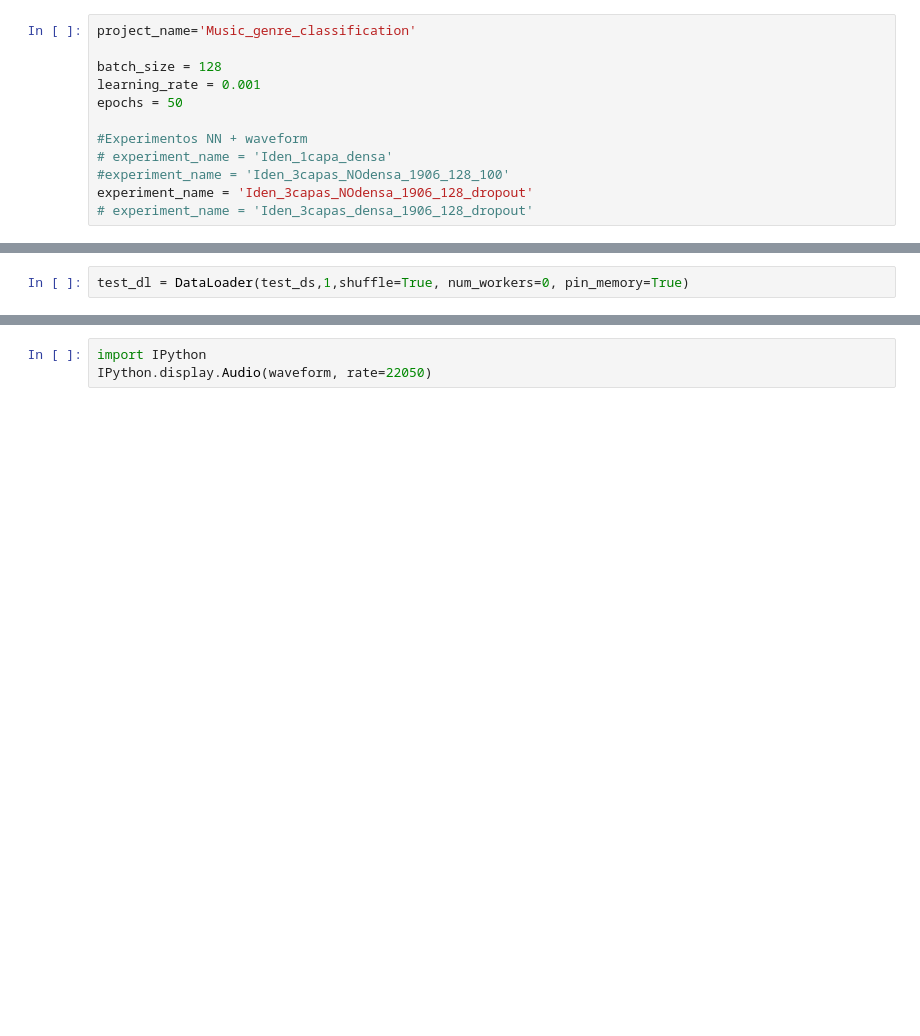
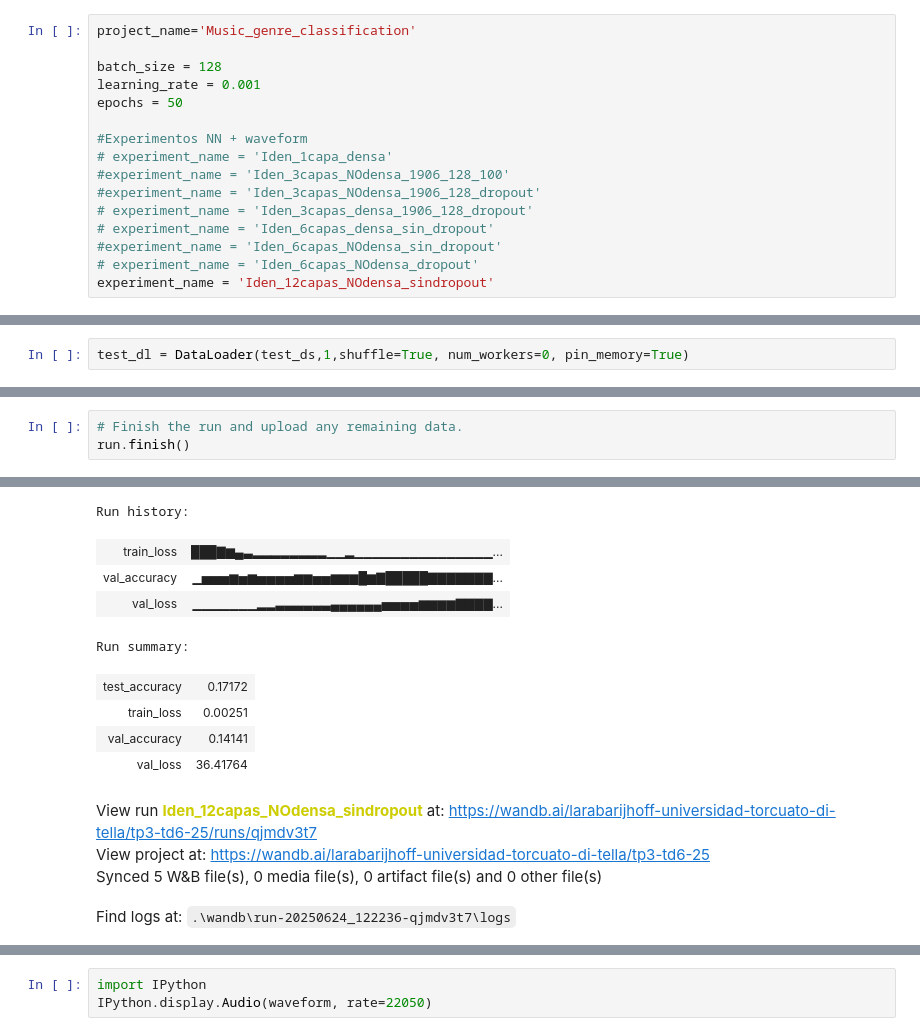
Before and after one commit to larabarijhoff/tp3-td6-25, a Jupyter notebook: TP3_clasificador_musica_2025.ipynb, the cells around one changed output, grey strips where cells are left out. Saved outputs shown, nothing was run; the diff lists cells and outputs as text; blank space fills up the shorter version.

Commit message:
hasta 12 capas

```diff
--- a/TP3_clasificador_musica_2025.ipynb
+++ b/TP3_clasificador_musica_2025.ipynb
@@ -67,8 +67,12 @@ epochs = 50
 #Experimentos NN + waveform
 # experiment_name = 'Iden_1capa_densa'
 #experiment_name = 'Iden_3capas_NOdensa_1906_128_100'
-experiment_name = 'Iden_3capas_NOdensa_1906_128_dropout'
+#experiment_name = 'Iden_3capas_NOdensa_1906_128_dropout'
 # experiment_name = 'Iden_3capas_densa_1906_128_dropout'
+# experiment_name = 'Iden_6capas_densa_sin_dropout'
+#experiment_name = 'Iden_6capas_NOdensa_sin_dropout'
+# experiment_name = 'Iden_6capas_NOdensa_dropout'
+experiment_name = 'Iden_12capas_NOdensa_sindropout'
 # %%
 # Start a new wandb run to track this script.
 run = wandb.init(
@@ -521,0 +673,4 @@ Epoch: [50/50], Test accuracy: 0.1010
+# %%
+# Finish the run and upload any remaining data.
+run.finish()
+# %% [output]
@@ -522,3 +678,16 @@ Epoch: [50/50], Test accuracy: 0.1010
+Run history:
+| train_loss | ███▇▆▄▃▂▂▂▂▂▂▂▂▁▁▂▁▁▁▁▁▁▁▁▁▁▁▁▁▁▁... |
+| val_accuracy | ▁▅▅▅▆▅▆▅▅▅▅▆▆▅▅▆▆▆█▆▇█████▇▇▇▇▇▇▇... |
+| val_loss | ▁▁▁▁▁▁▁▂▂▃▃▃▃▃▃▄▄▄▄▄▄▅▅▅▅▆▆▆▆▇▇▇▇... |
+Run summary:
+| test_accuracy | 0.17172 |
+| train_loss | 0.00251 |
+| val_accuracy | 0.14141 |
+| val_loss | 36.41764 |
+View run Iden_12capas_NOdensa_sindropout at: https://wandb.ai/larabarijhoff-universidad-torcuato-di-tella/tp3-td6-25/runs/qjmdv3t7
+View project at: https://wandb.ai/larabarijhoff-universidad-torcuato-di-tella/tp3-td6-25
+Synced 5 W&B file(s), 0 media file(s), 0 artifact file(s) and 0 other file(s)
+Find logs at: .\wandb\run-20250624_122236-qjmdv3t7\logs
 # %%
 waveform,label= test_dl.dataset[12]
 print("shape of waveform {}, sample rate with {}, label is {} ".format(waveform.size(),samplerate,label))
```
Also changed, not shown: parts of 13 cells of this notebook, 39 other files.
